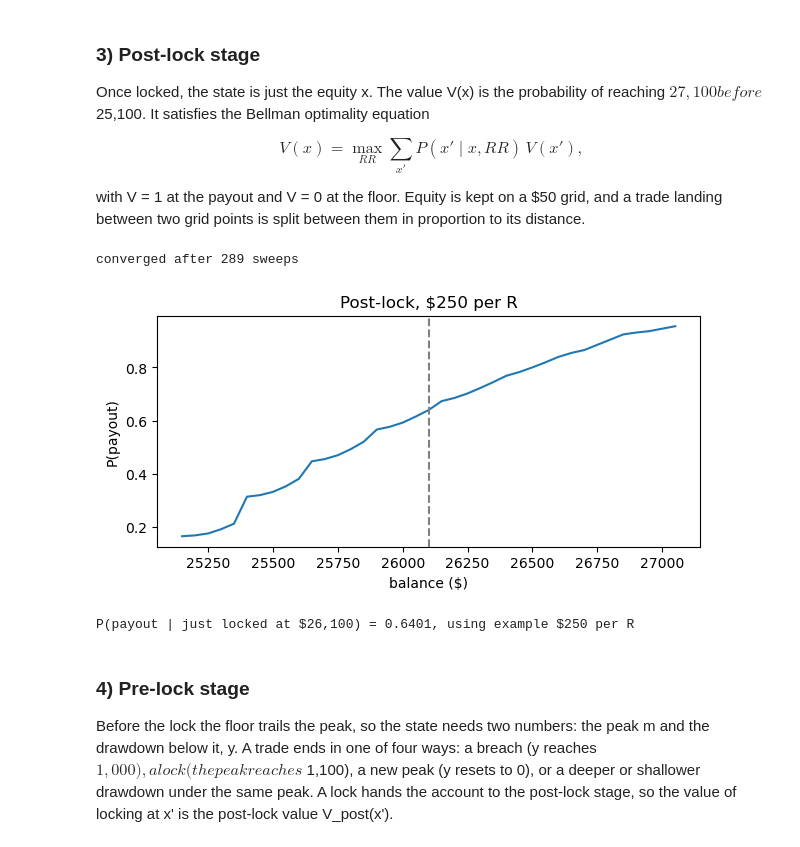
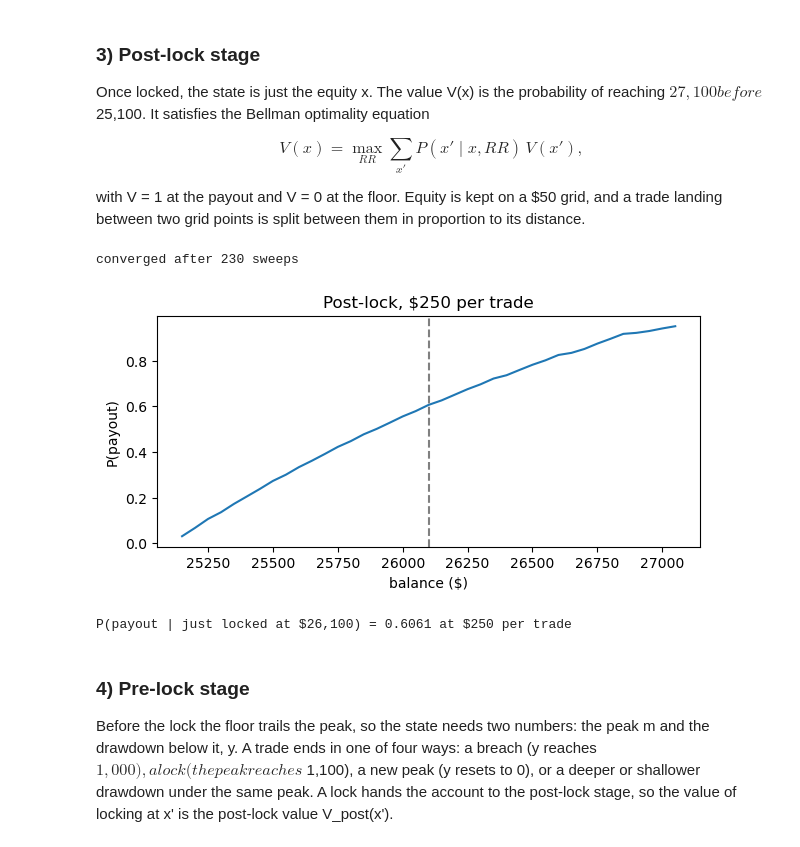
Before and after one commit to 2115hsun/Propfirm-Convex-Payoff-Analysis, a Jupyter notebook: Master Analysis/funded_analysis_notebook.ipynb, the cells around one changed output. Cells and saved outputs as stored; diff of their text form; code cells hidden in the pictures.

```diff
--- a/Master Analysis/funded_analysis_notebook.ipynb
+++ b/Master Analysis/funded_analysis_notebook.ipynb
@@ -381,18 +382,19 @@ $$V(x) = \max_{RR} \sum_{x'} P(x' \mid x, RR)\, V(x'),$$
 with V = 1 at the payout and V = 0 at the floor. Equity is kept on a $50 grid, and a trade landing between two grid points is split between them in proportion to its distance.
 # %%
 V_post, pol_post = post.solve_post(post.Coins, post.risk)
+START = post.PLAN.start
 i_entry = post.cell_index(post.Entry, post.Floor, post.Dx)
 
 fig, ax = plt.subplots(figsize=(7, 3))
-ax.plot(25_000 + post.grid, V_post)
-ax.axvline(25_000 + post.Entry, ls="--", color="grey")
-ax.set(xlabel="balance ($)", ylabel="P(payout)", title=f"Post-lock, ${post.risk} per R")
+ax.plot(START + post.grid, V_post)
+ax.axvline(START + post.Entry, ls="--", color="grey")
+ax.set(xlabel="balance ($)", ylabel="P(payout)", title=f"Post-lock, ${post.risk} per trade")
 plt.show()
-print(f"P(payout | just locked at $26,100) = {V_post[i_entry]:.4f}, using example $250 per R")
+print(f"P(payout | just locked at ${START + post.Entry:,.0f}) = {V_post[i_entry]:.4f} at ${post.risk} per trade")
 # %% [output]
-converged after 289 sweeps
+converged after 230 sweeps
-[figure, old version]
+[figure, new version]
-P(payout | just locked at $26,100) = 0.6401, using example $250 per R
+P(payout | just locked at $26,100) = 0.6061 at $250 per trade
 # %% [markdown]
 ### 4) Pre-lock stage
 
```
Also changed, not shown: parts of 20 cells of this notebook, 1 other file.
